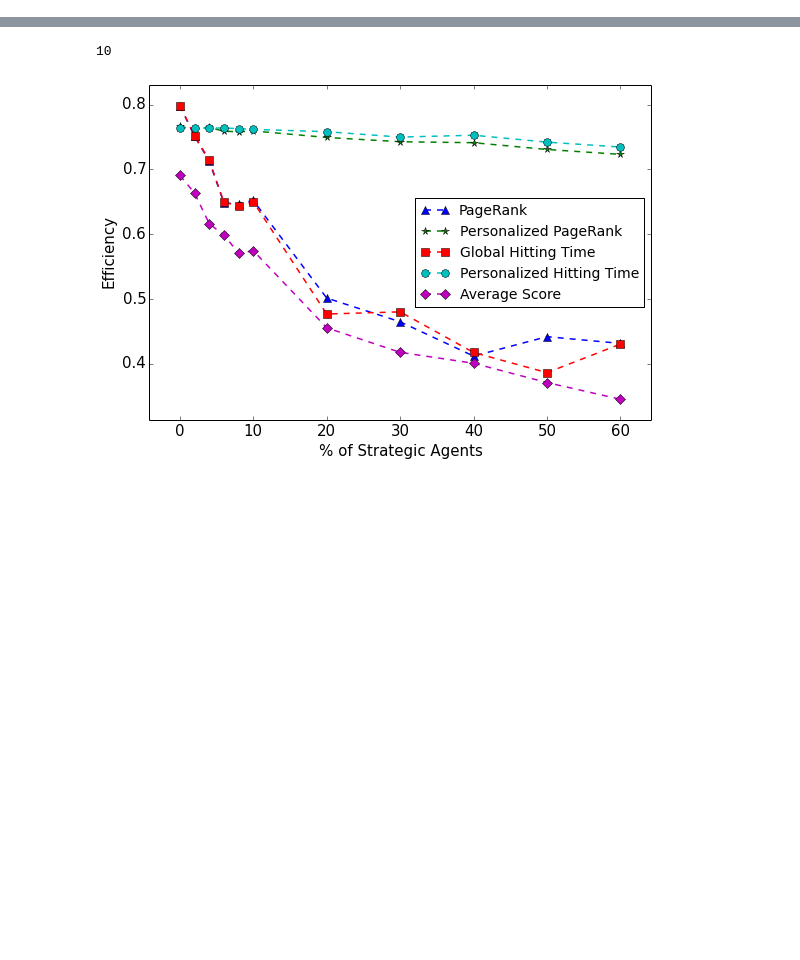
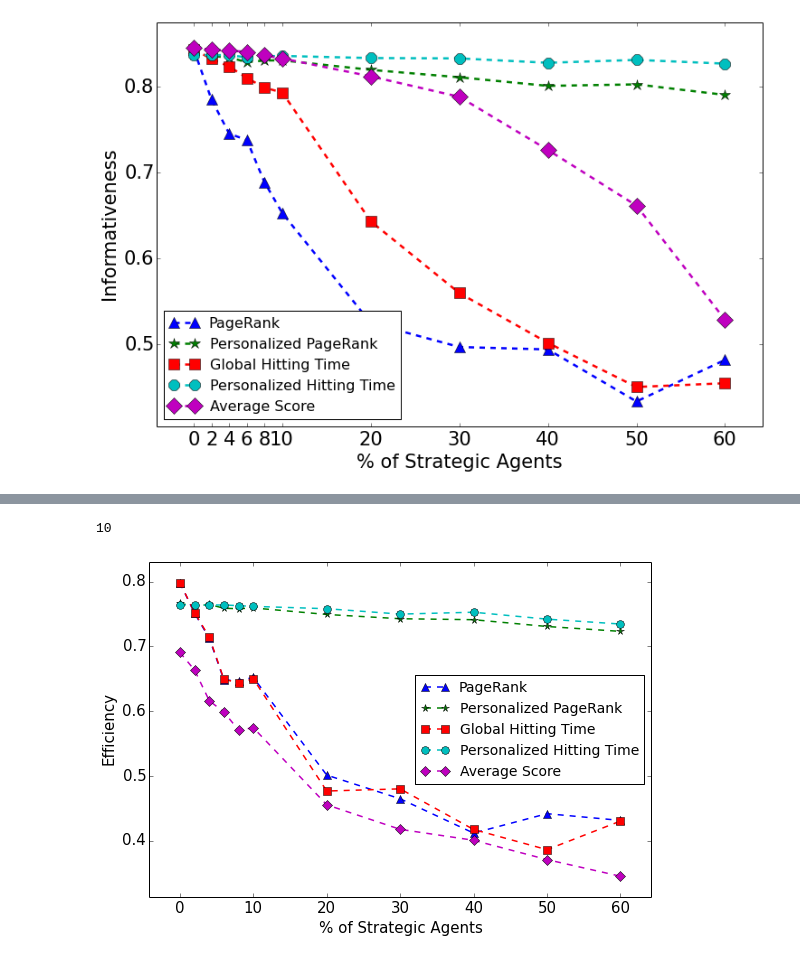
Before and after one commit to branliu0/transitive-trust-models, a Jupyter notebook: notebooks/2014-07-23 Experiment With Manipulations.ipynb, the cells around one changed output, grey strips where cells are left out. Drawn from its saved outputs; the diff is of its cells as text; code cells hidden in the pictures; blank space fills up the shorter version.

```diff
--- a/notebooks/2014-07-23 Experiment With Manipulations.ipynb
+++ b/notebooks/2014-07-23 Experiment With Manipulations.ipynb
@@ -19,11 +19,13 @@ dist = np.ones(len(at)) - np.array(at)
 dist /= dist.sum()
 rv = stats.rv_discrete(name='agents', values=(range(len(at)), dist))
 # %%
-plt.rcParams['figure.figsize'] = (9, 6)
-plt.rcParams['font.size'] = 15
-plt.rcParams['legend.fontsize'] = 14
-plt.rcParams['lines.markersize'] = 7.5
-plt.rcParams['lines.linewidth'] = 1.5
+%matplotlib inline
+
+plt.rcParams['figure.figsize'] = (12, 8)
+plt.rcParams['font.size'] = 21
+plt.rcParams['legend.fontsize'] = 18
+plt.rcParams['lines.markersize'] = 12.5
+plt.rcParams['lines.linewidth'] = 2.5
 # %%
 from IPython.parallel import Client
 cli = Client()
@@ -316,7 +321,9 @@ def plot_eff(d):
     plt.legend(loc='best')
     plt.margins(0.07)
     plt.xlabel(xlabel)
-    plt.ylabel('Efficiency')
+    plt.xticks(xs, xs)
+#     plt.ylabel('Efficiency')
+    plt.ylabel('Informativeness')  # For the AAAI16 paper
 #     plt.suptitle('Efficiency (%d iters)' % d['num_iters'])
     plt.show()
 
@@ -350,3 +357,8 @@ def plot_rank_change(d):
     plt.xlabel('% of Strategic Agents')
     plt.ylabel('% Increase in Rank')
     plt.show()
+# %%
+# Actually edges=30
+plot_eff(d_e30)
+# %% [output]
+[figure, added]
```
Also changed, not shown: parts of 4 cells of this notebook, 3 other files.
